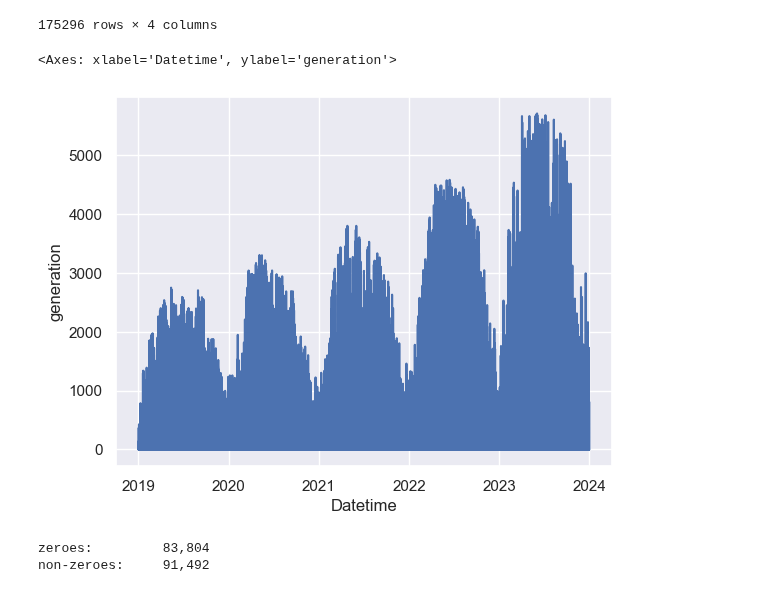
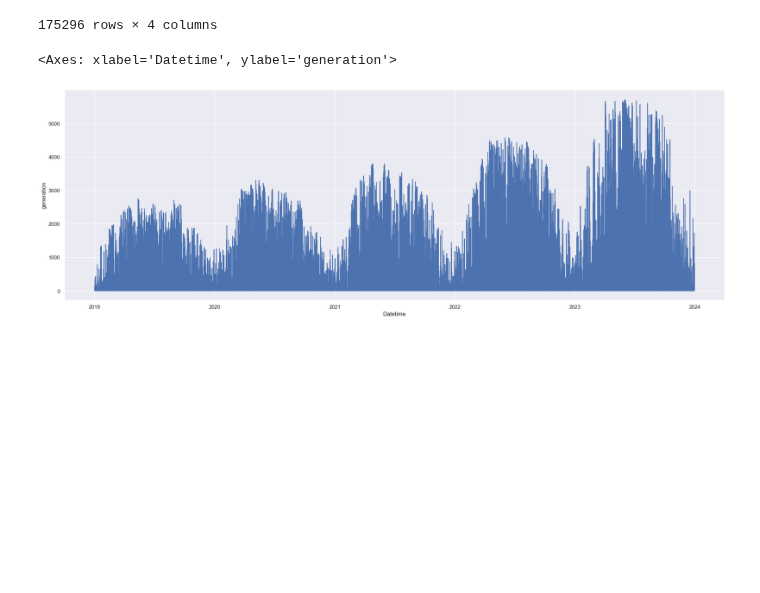
Before and after one commit to jamesdeluk/data-projects, a Jupyter notebook: ods032-tf.ipynb, the cells around one changed output. Saved outputs shown, nothing was run; the diff lists cells and outputs as text; code cells hidden in the pictures; blank space fills up the shorter version.

```diff
--- a/ods032-tf.ipynb
+++ b/ods032-tf.ipynb
@@ -24,7 +24,11 @@ data.set_index("Datetime", inplace=True)
 data = data.sort_index()
 data = data['2019-01-01':'2023-12-31']
 data = data.ffill().bfill()
-data = data['generation'].values.reshape(-1, 1)
+# data = data['generation'].values.reshape(-1, 1)
+data['day_of_year'] = data.index.dayofyear / 365.0
+data['hour_sin'] = np.sin(2 * np.pi * data.index.hour / 24)
+data['hour_cos'] = np.cos(2 * np.pi * data.index.hour / 24)
+data_prescaled = data.copy()
 data
 # %% [output]
 |  | generation | day_of_year | hour_sin | hour_cos |
@@ -42,10 +46,11 @@ data
 | 2023-12-31 23:45:00+00:00 | 0.0 | 1.00000 | -0.258819 | 0.965926 |
 175296 rows × 4 columns
 # %%
+plt.figure(figsize=(25,8))
 sns.lineplot(data.generation)
 # %% [output]
 <Axes: xlabel='Datetime', ylabel='generation'>
-[figure, old version]
+[figure, new version]
 # %%
 # Normalise data
 scaler = MinMaxScaler(feature_range=(0, 1))
@@ -67,8 +71,2 @@ X = X.reshape((X.shape[0], X.shape[1], 1))
-# %%
-print(f'zeroes:\t\t{len(scaled_data[scaled_data==0]):,}')
-print(f'non-zeroes:\t{len(scaled_data[scaled_data>0]):,}')
-# %% [output]
-zeroes:         83,804
-non-zeroes:     91,492
 # %%
 model = Sequential([
```
Also changed, not shown: parts of 8 cells of this notebook.
